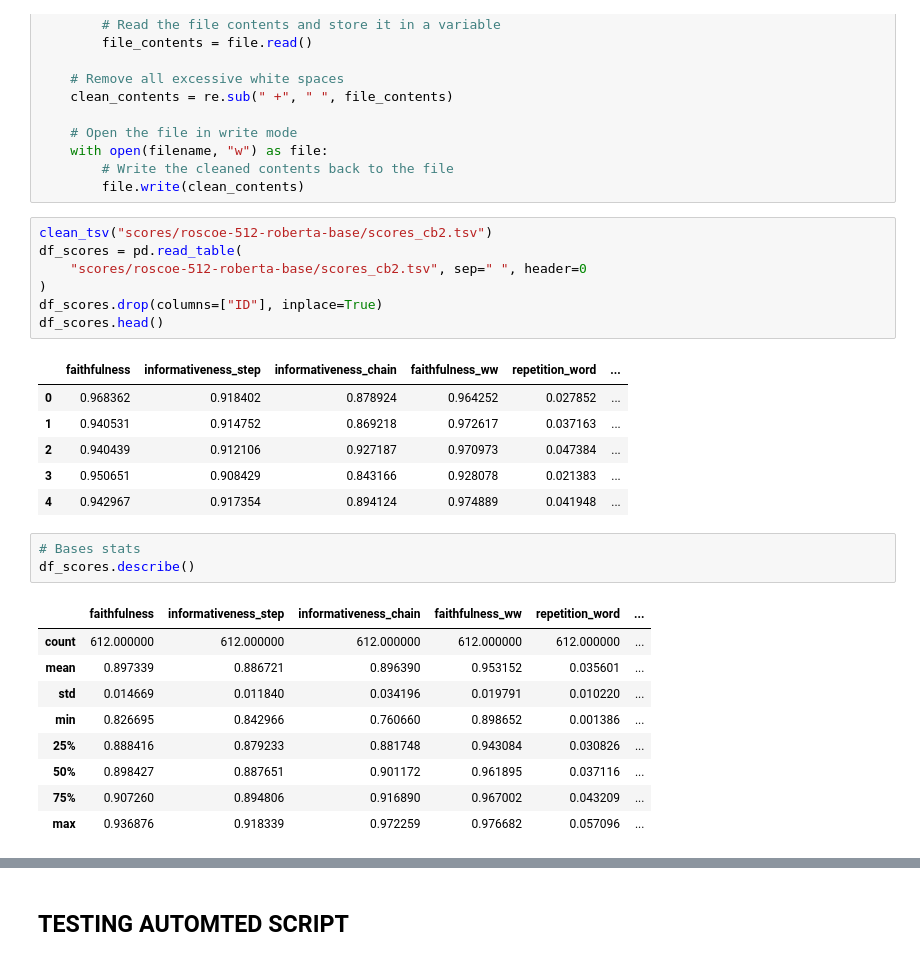
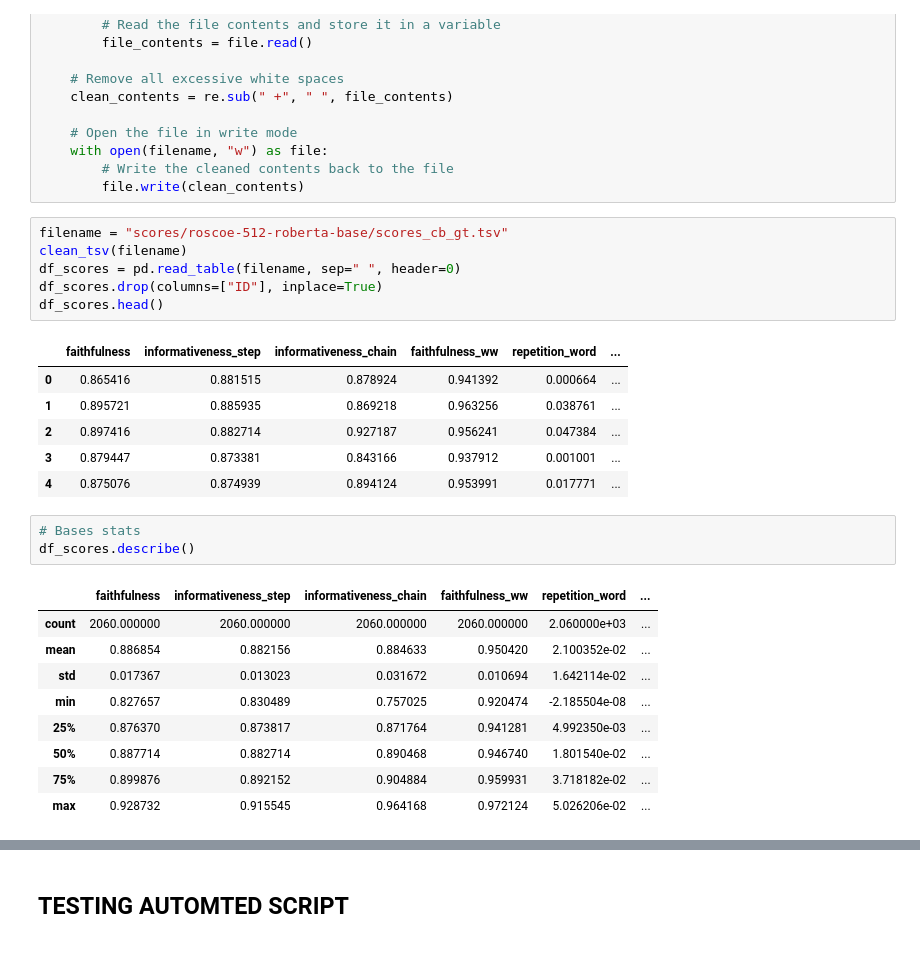
Before and after one commit to TheBlueHawk/CausalLLMs, a Jupyter notebook: roscoe_exp/roscoe_final.ipynb, the cells around one changed output, grey strips where cells are left out. Drawn from its saved outputs; the diff is of its cells as text.

```diff
--- a/roscoe_exp/roscoe_final.ipynb
+++ b/roscoe_exp/roscoe_final.ipynb
@@ -449,29 +412,28 @@ def clean_tsv(filename):
         # Write the cleaned contents back to the file
         file.write(clean_contents)
 # %%
-clean_tsv("scores/roscoe-512-roberta-base/scores_cb2.tsv")
-df_scores = pd.read_table(
-    "scores/roscoe-512-roberta-base/scores_cb2.tsv", sep=" ", header=0
-)
+filename = "scores/roscoe-512-roberta-base/scores_cb_gt.tsv"
+clean_tsv(filename)
+df_scores = pd.read_table(filename, sep=" ", header=0)
 df_scores.drop(columns=["ID"], inplace=True)
 df_scores.head()
 # %% [output]
 |  | faithfulness | informativeness_step | informativeness_chain | faithfulness_ww | repetition_word | ... |
-| 0 | 0.968362 | 0.918402 | 0.878924 | 0.964252 | 0.027852 | ... |
-| 1 | 0.940531 | 0.914752 | 0.869218 | 0.972617 | 0.037163 | ... |
-| 2 | 0.940439 | 0.912106 | 0.927187 | 0.970973 | 0.047384 | ... |
-| 3 | 0.950651 | 0.908429 | 0.843166 | 0.928078 | 0.021383 | ... |
-| 4 | 0.942967 | 0.917354 | 0.894124 | 0.974889 | 0.041948 | ... |
+| 0 | 0.865416 | 0.881515 | 0.878924 | 0.941392 | 0.000664 | ... |
+| 1 | 0.895721 | 0.885935 | 0.869218 | 0.963256 | 0.038761 | ... |
+| 2 | 0.897416 | 0.882714 | 0.927187 | 0.956241 | 0.047384 | ... |
+| 3 | 0.879447 | 0.873381 | 0.843166 | 0.937912 | 0.001001 | ... |
+| 4 | 0.875076 | 0.874939 | 0.894124 | 0.953991 | 0.017771 | ... |
 # %%
 # Bases stats
 df_scores.describe()
 # %% [output]
 |  | faithfulness | informativeness_step | informativeness_chain | faithfulness_ww | repetition_word | ... |
-| count | 612.000000 | 612.000000 | 612.000000 | 612.000000 | 612.000000 | ... |
-| mean | 0.897339 | 0.886721 | 0.896390 | 0.953152 | 0.035601 | ... |
-| std | 0.014669 | 0.011840 | 0.034196 | 0.019791 | 0.010220 | ... |
-| min | 0.826695 | 0.842966 | 0.760660 | 0.898652 | 0.001386 | ... |
-| 25% | 0.888416 | 0.879233 | 0.881748 | 0.943084 | 0.030826 | ... |
-| 50% | 0.898427 | 0.887651 | 0.901172 | 0.961895 | 0.037116 | ... |
-| 75% | 0.907260 | 0.894806 | 0.916890 | 0.967002 | 0.043209 | ... |
-| max | 0.936876 | 0.918339 | 0.972259 | 0.976682 | 0.057096 | ... |
+| count | 2060.000000 | 2060.000000 | 2060.000000 | 2060.000000 | 2.060000e+03 | ... |
+| mean | 0.886854 | 0.882156 | 0.884633 | 0.950420 | 2.100352e-02 | ... |
+| std | 0.017367 | 0.013023 | 0.031672 | 0.010694 | 1.642114e-02 | ... |
+| min | 0.827657 | 0.830489 | 0.757025 | 0.920474 | -2.185504e-08 | ... |
+| 25% | 0.876370 | 0.873817 | 0.871764 | 0.941281 | 4.992350e-03 | ... |
+| 50% | 0.887714 | 0.882714 | 0.890468 | 0.946740 | 1.801540e-02 | ... |
+| 75% | 0.899876 | 0.892152 | 0.904884 | 0.959931 | 3.718182e-02 | ... |
+| max | 0.928732 | 0.915545 | 0.964168 | 0.972124 | 5.026206e-02 | ... |
```
Also changed, not shown: parts of 36 cells of this notebook, 3 other files.
